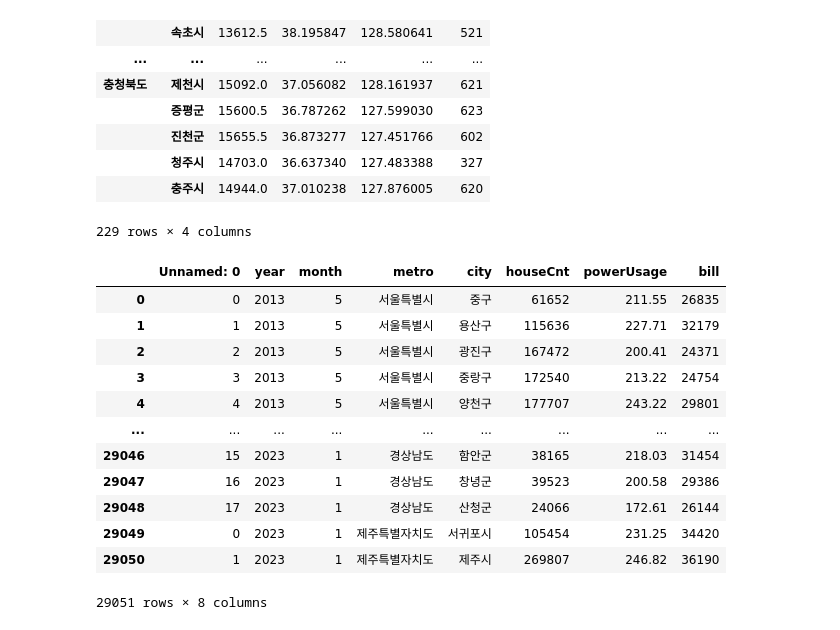
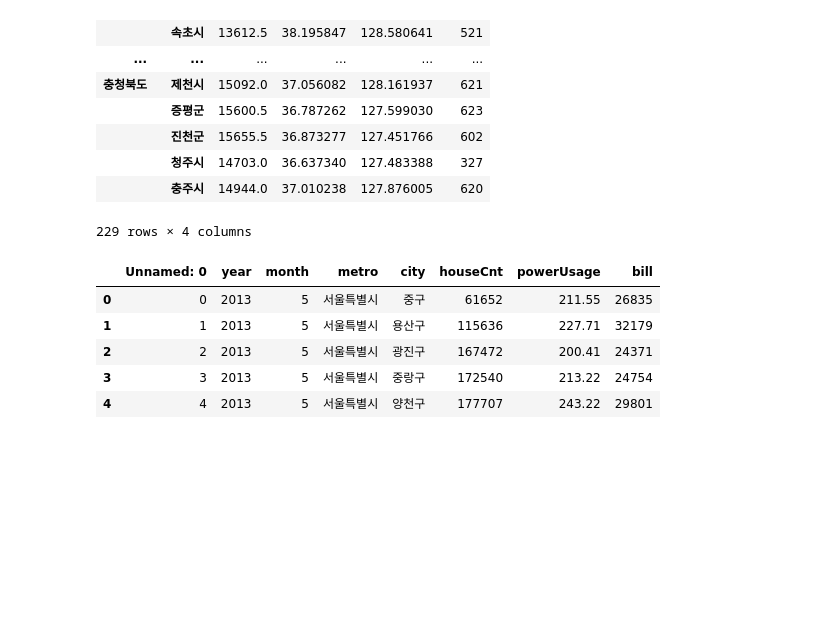
Before and after one commit to SSUUN/kepco_5, a Jupyter notebook: project/동.ipynb, the cells around one changed output. Cells and saved outputs as stored; diff of their text form; code cells hidden in the pictures; blank space fills up the shorter version.

```diff
--- a/project/동.ipynb
+++ b/project/동.ipynb
@@ -92,18 +92,11 @@ dong
 # %%
 month = pd.read_csv('시군구_월_가구평균사용.csv')
 # %%
-month
+month.head()
 # %% [output]
 |  | Unnamed: 0 | year | month | metro | city | houseCnt | powerUsage | bill |
 | 0 | 0 | 2013 | 5 | 서울특별시 | 중구 | 61652 | 211.55 | 26835 |
 | 1 | 1 | 2013 | 5 | 서울특별시 | 용산구 | 115636 | 227.71 | 32179 |
 | 2 | 2 | 2013 | 5 | 서울특별시 | 광진구 | 167472 | 200.41 | 24371 |
 | 3 | 3 | 2013 | 5 | 서울특별시 | 중랑구 | 172540 | 213.22 | 24754 |
 | 4 | 4 | 2013 | 5 | 서울특별시 | 양천구 | 177707 | 243.22 | 29801 |
-| ... | ... | ... | ... | ... | ... | ... | ... | ... |
-| 29046 | 15 | 2023 | 1 | 경상남도 | 함안군 | 38165 | 218.03 | 31454 |
-| 29047 | 16 | 2023 | 1 | 경상남도 | 창녕군 | 39523 | 200.58 | 29386 |
-| 29048 | 17 | 2023 | 1 | 경상남도 | 산청군 | 24066 | 172.61 | 26144 |
-| 29049 | 0 | 2023 | 1 | 제주특별자치도 | 서귀포시 | 105454 | 231.25 | 34420 |
-| 29050 | 1 | 2023 | 1 | 제주특별자치도 | 제주시 | 269807 | 246.82 | 36190 |
-29051 rows × 8 columns
```
Also changed, not shown: parts of 14 cells of this notebook.
